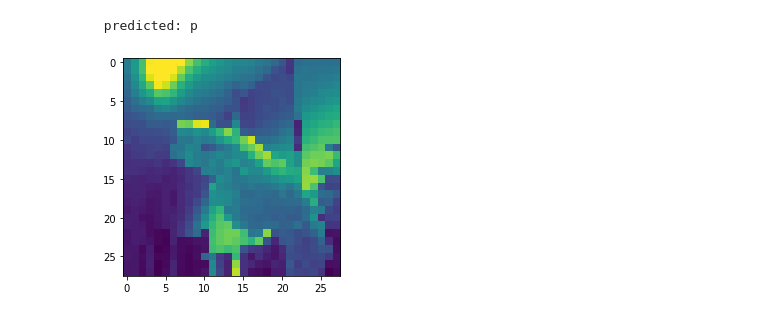
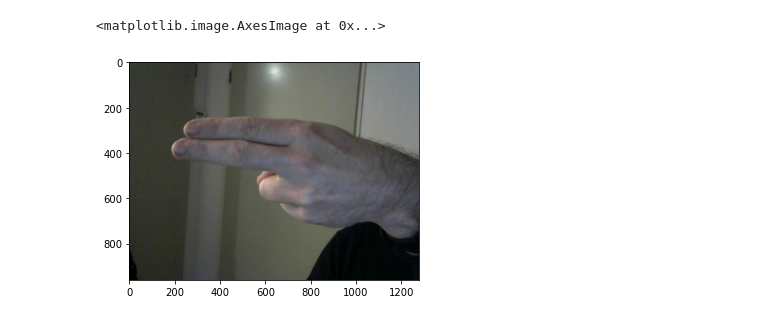
Before and after one commit to safersephy/ML-practice-2021, a Jupyter notebook: Camera/camtest.ipynb, the cells around one changed output. Cells and saved outputs as stored; diff of their text form; code cells hidden in the pictures.

```diff
--- a/Camera/camtest.ipynb
+++ b/Camera/camtest.ipynb
@@ -325,26 +319,20 @@ with fps_output:
+# %%
+plt.imshow(frame)
+# %% [output]
+<matplotlib.image.AxesImage at 0x...>
+[figure, added]
 # %%
+#croppen
+frame2 = frame[1:-1, 161:-161]
 
 #normaliseren en resizen
-frame = frame.astype('float32')
-frame = frame / 255
+fram2e = frame2.astype('float32')
+frame2 = frame2 / 255
 
-res = cv2.resize(frame, dsize=(28, 28),
-                # interpolation=cv2.INTER_CUBIC
+frame2 = cv2.resize(frame2, dsize=(28, 28),
+                 interpolation=cv2.INTER_CUBIC
                 )
 #kleuren weggooien
-img = np.mean(res, axis=2)
+frame2 = np.mean(frame2, axis=2)
 #ombouwen om het in het model te proppen
-img = img.reshape(1,28,28,1)
-#results = model.predict(img)
-results2 = model.predict(img)
-# select the indix with the maximum probability
-results2 = np.argmax(results2,axis = 1)
-
-alphabet_string = ascii_lowercase
-alphabet_list = list(alphabet_string)
-
-g = plt.imshow(img[0])
-print(" predicted: " + str(alphabet_list[int(results2)]))
+frame2 = frame2.reshape(1,28,28,1)
-# %% [output]
- predicted: p
-[figure, removed]
```
Also changed, not shown: parts of 12 cells of this notebook.
